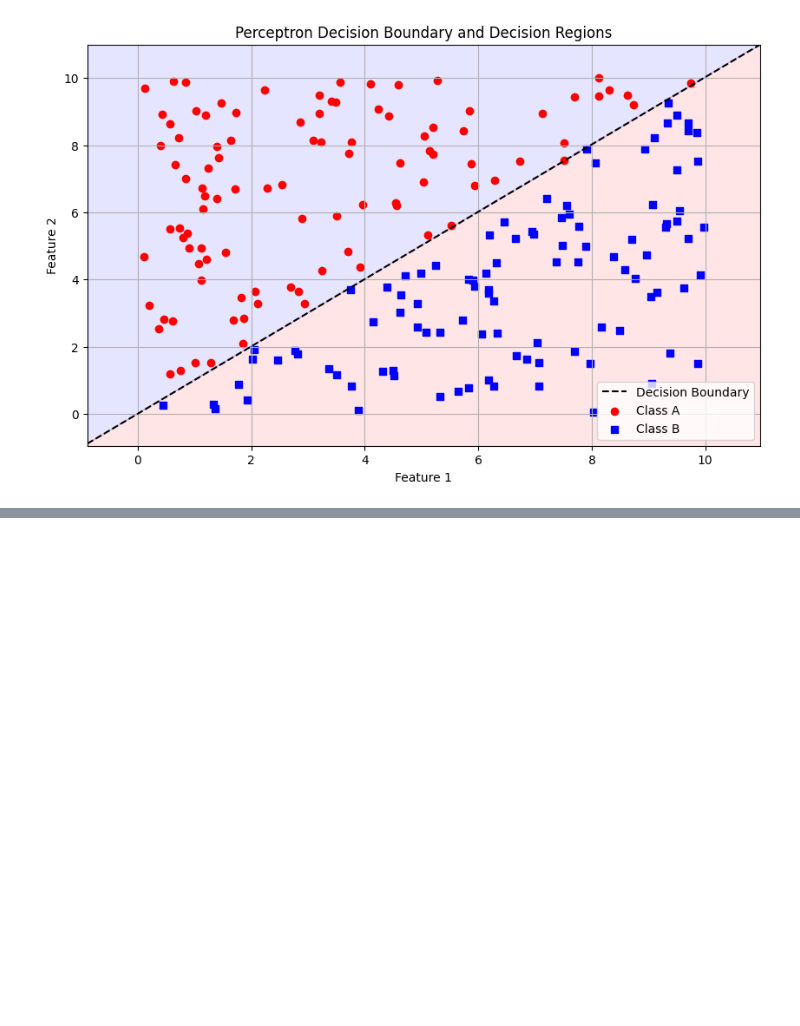
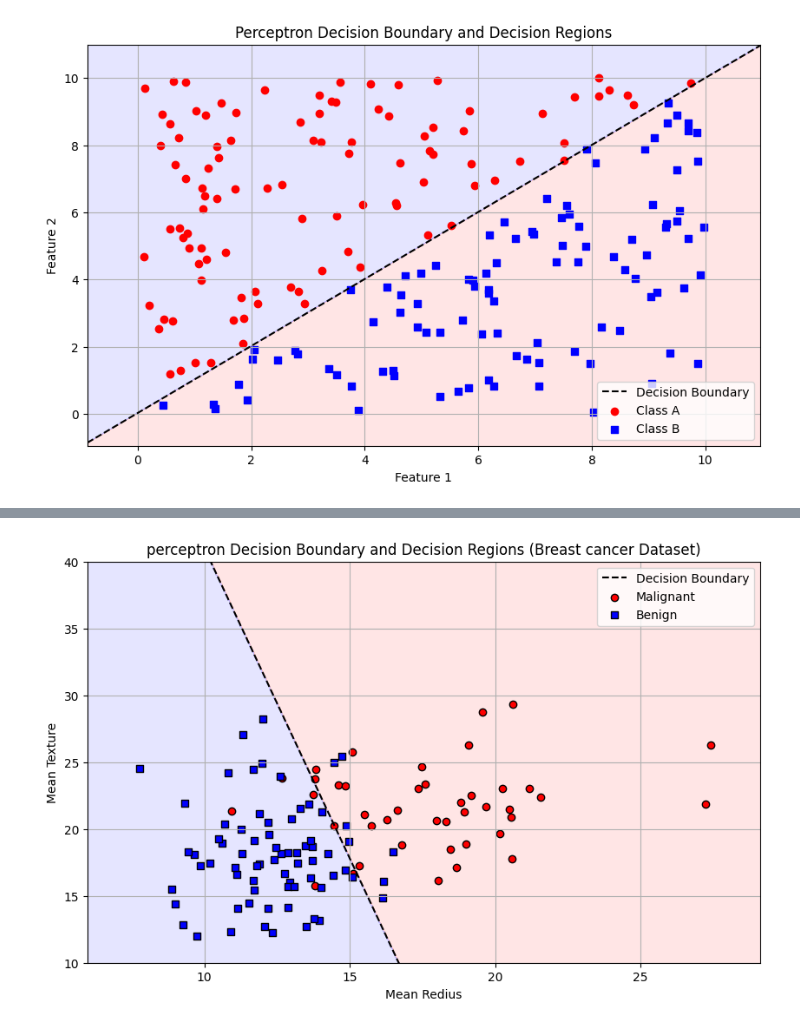
Before and after one commit to AliArabi2022/Machine_learning, a Jupyter notebook: Supervised_learning/Liner_classification.ipynb, the cells around one changed output, grey strips where cells are left out. Saved outputs shown, nothing was run; the diff lists cells and outputs as text; code cells hidden in the pictures; blank space fills up the shorter version.

```diff
--- a/Supervised_learning/Liner_classification.ipynb
+++ b/Supervised_learning/Liner_classification.ipynb
@@ -180,7 +181,7 @@ class Perceptron:
         for epoch in range(self.n_epoch):
             errors = 0
             for idx in range(n_samples):
-                linear_output = np.dot(X[idx],self.weights)
+                linear_output = np.dot(X[idx],self.weights)+self.bias
                 y_pred = self._unit_step(linear_output)
                 if y[idx] != y_pred: #misclassfied
                     update = self.learning_rate * y[idx]
@@ -296,0 +328,38 @@ print(f"Testing samples: {X_test.shape[0]}")
+# %%
+x_min, x_max = X_train[:,0].min() - 1 , X_train[:,0].max() + 1
+y_min, y_max = X_train[:,1].min() - 1 , X_train[:,1].max() + 1
+xx, yy = np.meshgrid(np.linspace(x_min, x_max, 500),
+                     np.linspace(y_min, y_max, 500))
+
+grid = np.c_[xx.ravel(), yy.ravel()]
+Z = perceptron.predict(grid)
+Z = Z.reshape(xx.shape)
+
+cmap_light = ListedColormap(["#FFAAAA", "#AAAAFF"])
+
+plt.figure(figsize=(10,6))
+plt.contourf(xx, yy, Z, alpha = 0.3, cmap = cmap_light)
+
+if perceptron.weights[1] != 0:
+    x_vals = np.array([x_min, x_max])
+    y_vals = -(perceptron.weights[0]*x_vals + perceptron.bias)/ perceptron.weights[1]
+    plt.plot(x_vals, y_vals, "k--", label = "Decision Boundary" )
+else:
+    x_val = -perceptron.bias/perceptron.weights[0]
+    plt.axvline(x=x_val, color = 'k', linestyle = '--', label = "Decision Boundary")
+
+# Malignant: 0 (red), Benign: 1(blue)
+plt.scatter(X_test[y_test == 0, 0 ], X_test[y_test == 0, 1],
+            color = 'red', marker='o', edgecolors='k', label='Malignant')
+plt.scatter(X_test[y_test == 1, 0], X_test[y_test == 1, 1],
+            color='b', marker='s', edgecolors='k',label='Benign')
+
+plt.ylim(10,40)
+plt.xlabel('Mean Redius')
+plt.ylabel('Mean Texture')
+plt.title("perceptron Decision Boundary and Decision Regions (Breast cancer Dataset)")
+plt.legend()
+plt.grid(True)
+plt.show()
+# %% [output]
+[figure, added]
```
Also changed, not shown: parts of 13 cells of this notebook.
